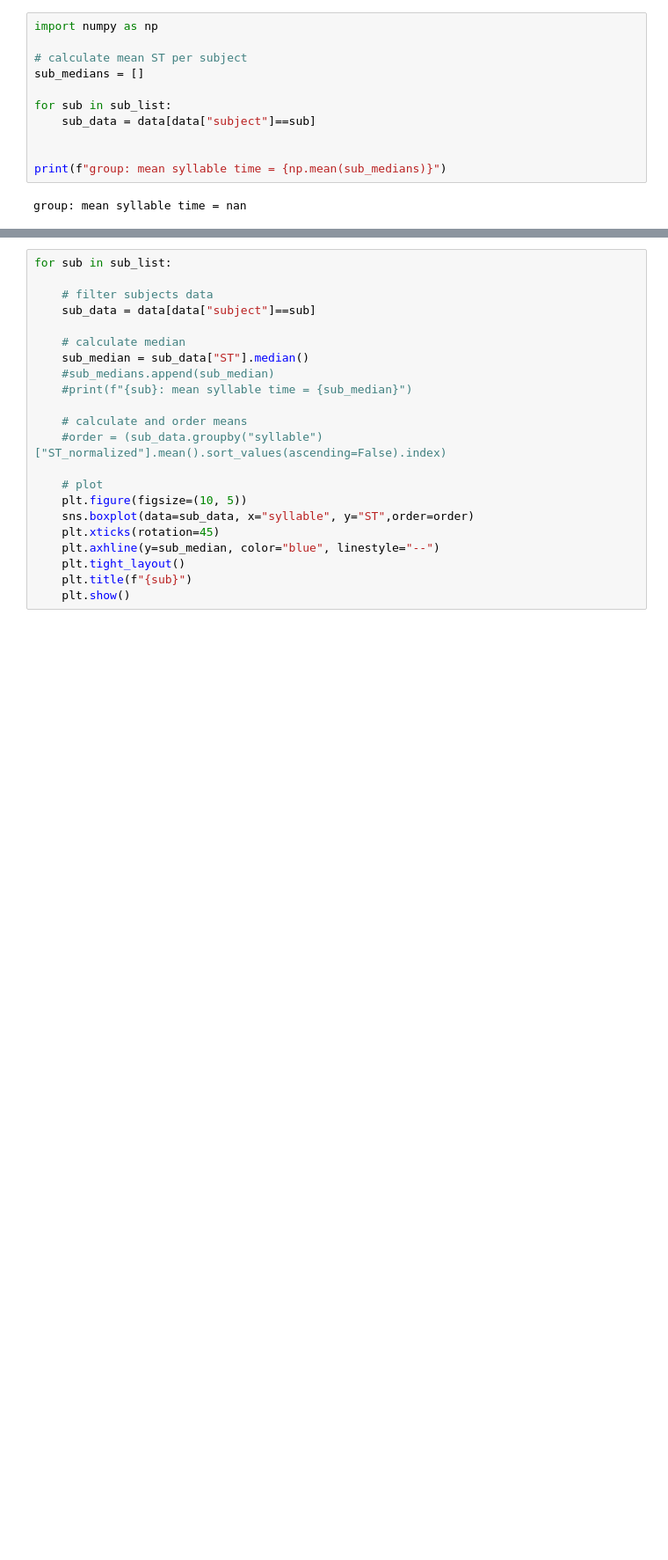
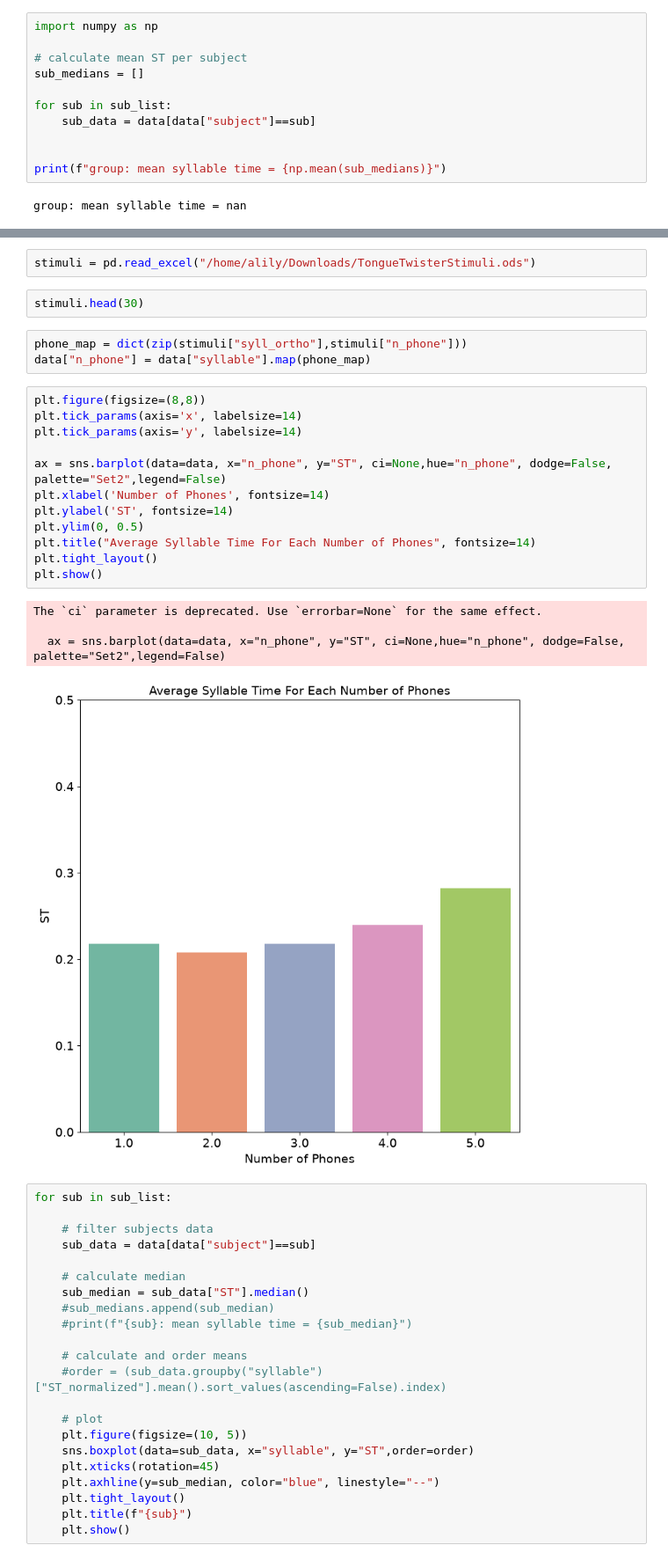
Before and after one commit to AmandaGiselleLily/TongueTwister, a Jupyter notebook: Analysis/Syllable Plots.ipynb, the cells around one changed output, grey strips where cells are left out. Shown at 88% size. Saved outputs shown, nothing was run; the diff lists cells and outputs as text; blank space fills up the shorter version.

```diff
--- a/Analysis/Syllable Plots.ipynb
+++ b/Analysis/Syllable Plots.ipynb
@@ -141,3 +148,27 @@ The `ci` parameter is deprecated. Use `errorbar=None` for the same effect.
+# %%
+stimuli = pd.read_excel("/home/alily/Downloads/TongueTwisterStimuli.ods")
+# %%
+stimuli.head(30)
+# %%
+phone_map = dict(zip(stimuli["syll_ortho"],stimuli["n_phone"]))
+data["n_phone"] = data["syllable"].map(phone_map)
+# %%
+plt.figure(figsize=(8,8))
+plt.tick_params(axis='x', labelsize=14)
+plt.tick_params(axis='y', labelsize=14)
+
+ax = sns.barplot(data=data, x="n_phone", y="ST", ci=None,hue="n_phone", dodge=False, palette="Set2",legend=False)
+plt.xlabel('Number of Phones', fontsize=14)
+plt.ylabel('ST', fontsize=14)
+plt.ylim(0, 0.5)
+plt.title("Average Syllable Time For Each Number of Phones", fontsize=14)
+plt.tight_layout()
+plt.show()
+# %% [output]
+The `ci` parameter is deprecated. Use `errorbar=None` for the same effect.
+
+  ax = sns.barplot(data=data, x="n_phone", y="ST", ci=None,hue="n_phone", dodge=False, palette="Set2",legend=False)
+[figure, added]
 # %%
 for sub in sub_list:
 
```
Also changed, not shown: parts of 4 cells of this notebook, 1 other file.
